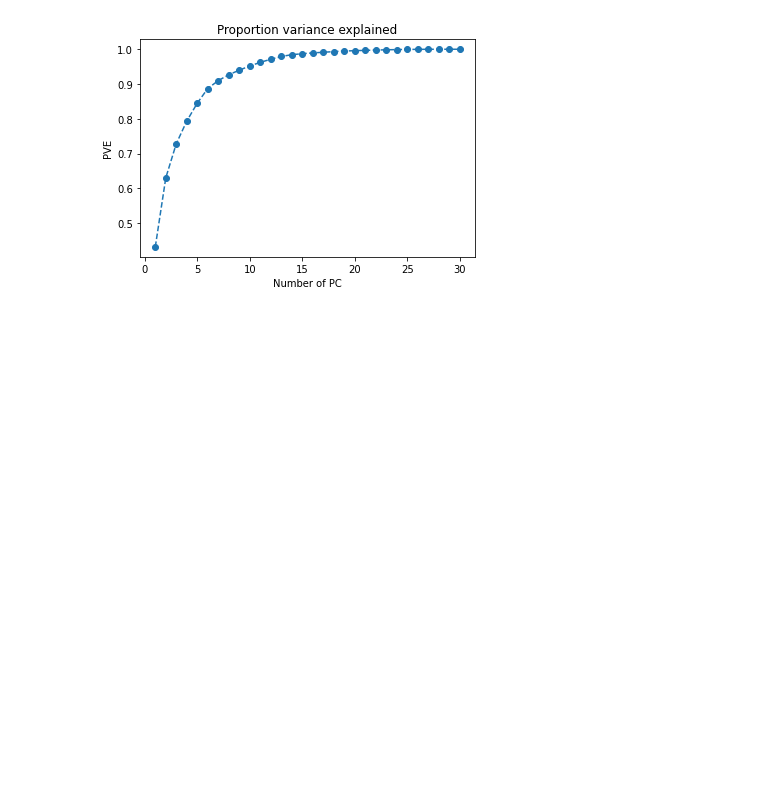
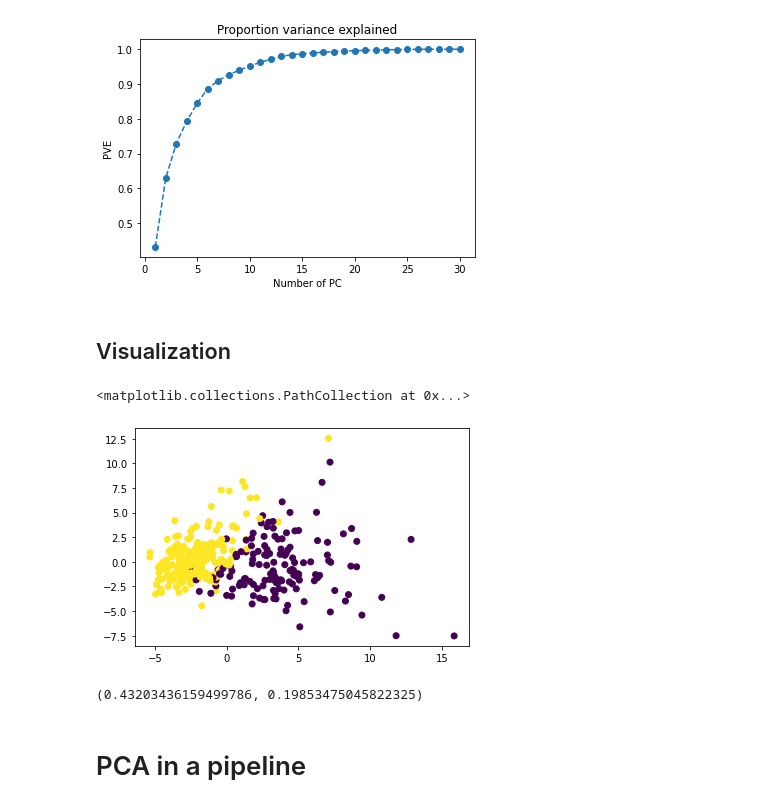
Before and after one commit to FHegardt/Maskininl-rning-Fredrik-Hegardt, a Jupyter notebook: Code-Along/L13.PCA.ipynb, the cells around one changed output. Saved outputs shown, nothing was run; the diff lists cells and outputs as text; code cells hidden in the pictures; blank space fills up the shorter version.

```diff
--- a/Code-Along/L13.PCA.ipynb
+++ b/Code-Along/L13.PCA.ipynb
@@ -50,3 +50,17 @@ pca_transformation.shape: (381, 30)
  Text(0, 0.5, 'PVE'),
  Text(0.5, 0, 'Number of PC')]
 [figure]
+# %% [markdown]
+## Visualization
+# %%
+fig, ax = plt.figure(), plt.axes()
+ax.scatter(pca_transformation[:,0], pca_transformation[:,1], c = y_train)
+# %% [output]
+<matplotlib.collections.PathCollection at 0x...>
+[figure, added]
+# %%
+proportion_variance_explainen[0], proportion_variance_explainen[1]
+# %% [output]
+(0.43203436159499786, 0.19853475045822325)
+# %% [markdown]
+# PCA in a pipeline
```
Also changed, not shown: parts of 3 cells of this notebook.
